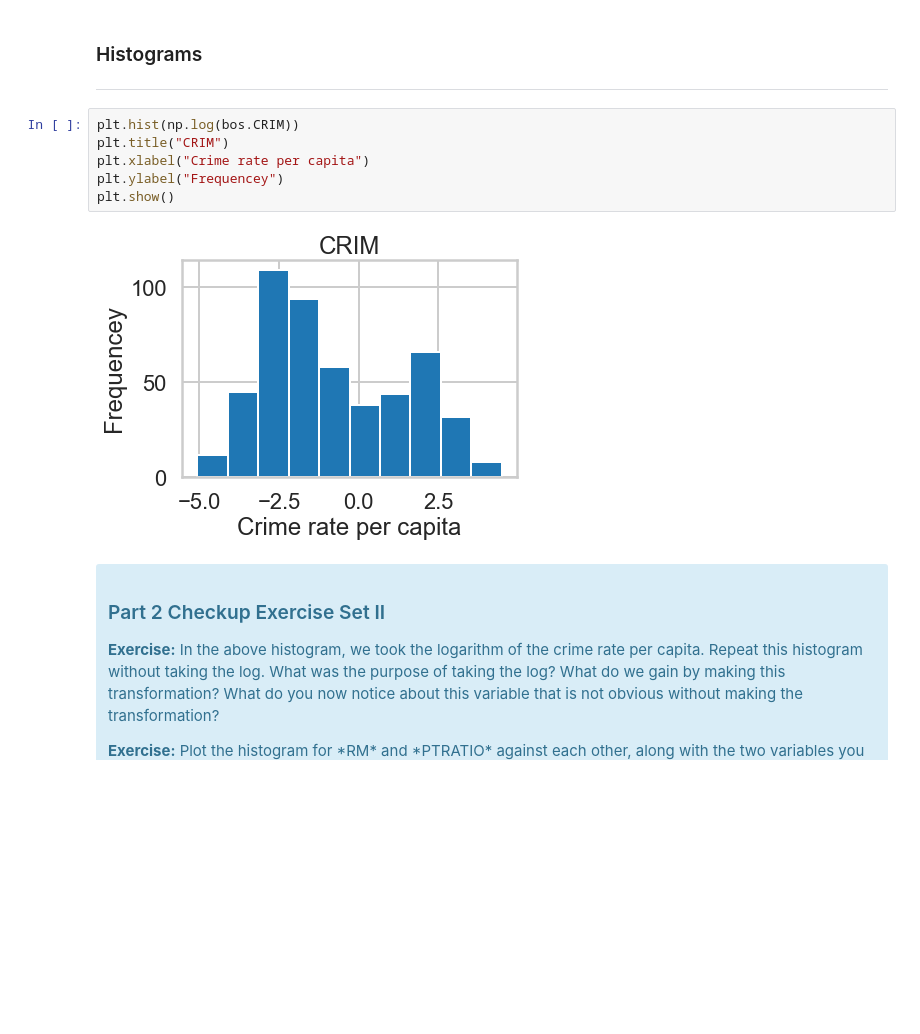
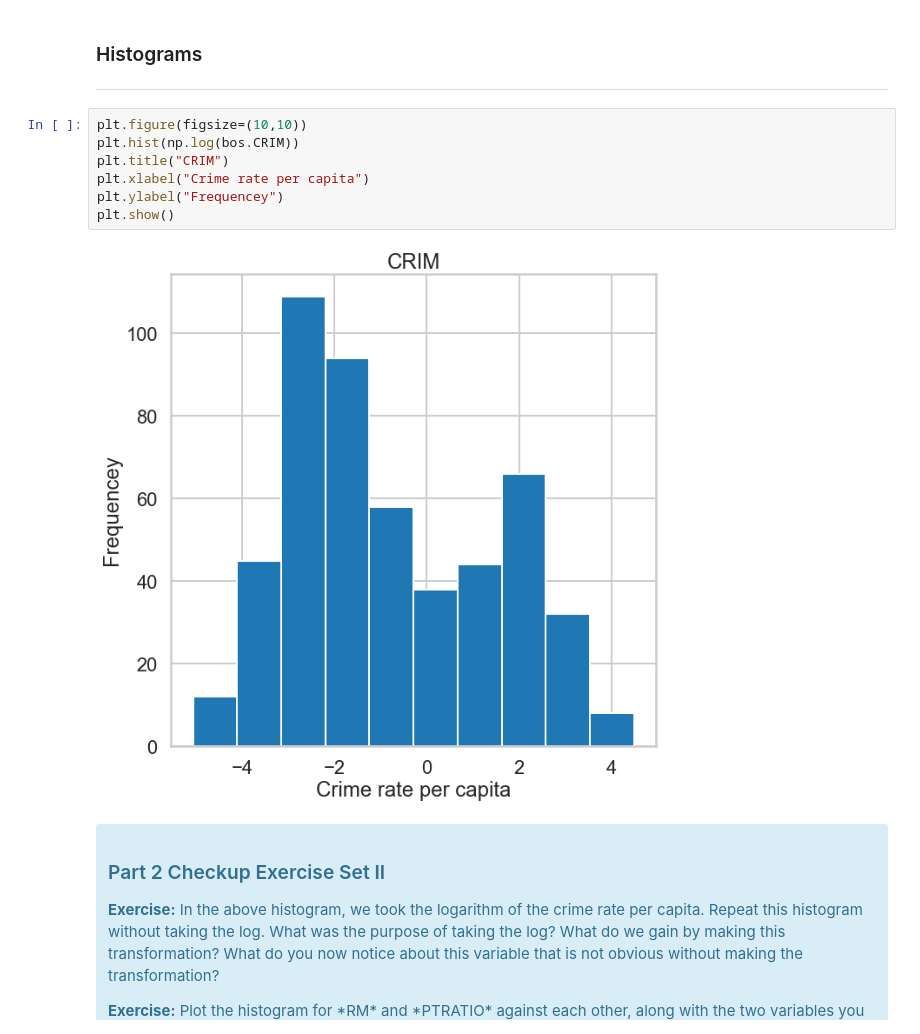
Before and after one commit to bellaforjob/Data-Science-Project, a Jupyter notebook: Mini_Project_Linear_Regression.ipynb, the cells around one changed output. Saved outputs shown, nothing was run; the diff lists cells and outputs as text; blank space fills up the shorter version.

```diff
--- a/Mini_Project_Linear_Regression.ipynb
+++ b/Mini_Project_Linear_Regression.ipynb
@@ -327,13 +330,14 @@ sns.regplot(y="PRICE", x="RM", data=bos, fit_reg = True)
 ### Histograms
 ***
 # %%
+plt.figure(figsize=(10,10))
 plt.hist(np.log(bos.CRIM))
 plt.title("CRIM")
 plt.xlabel("Crime rate per capita")
 plt.ylabel("Frequencey")
 plt.show()
 # %% [output]
-[figure, old version]
+[figure, new version]
 # %% [markdown]
 <div class="span5 alert alert-info">
 <h3>Part 2 Checkup Exercise Set II</h3>
```
Also changed, not shown: parts of 42 cells of this notebook.
